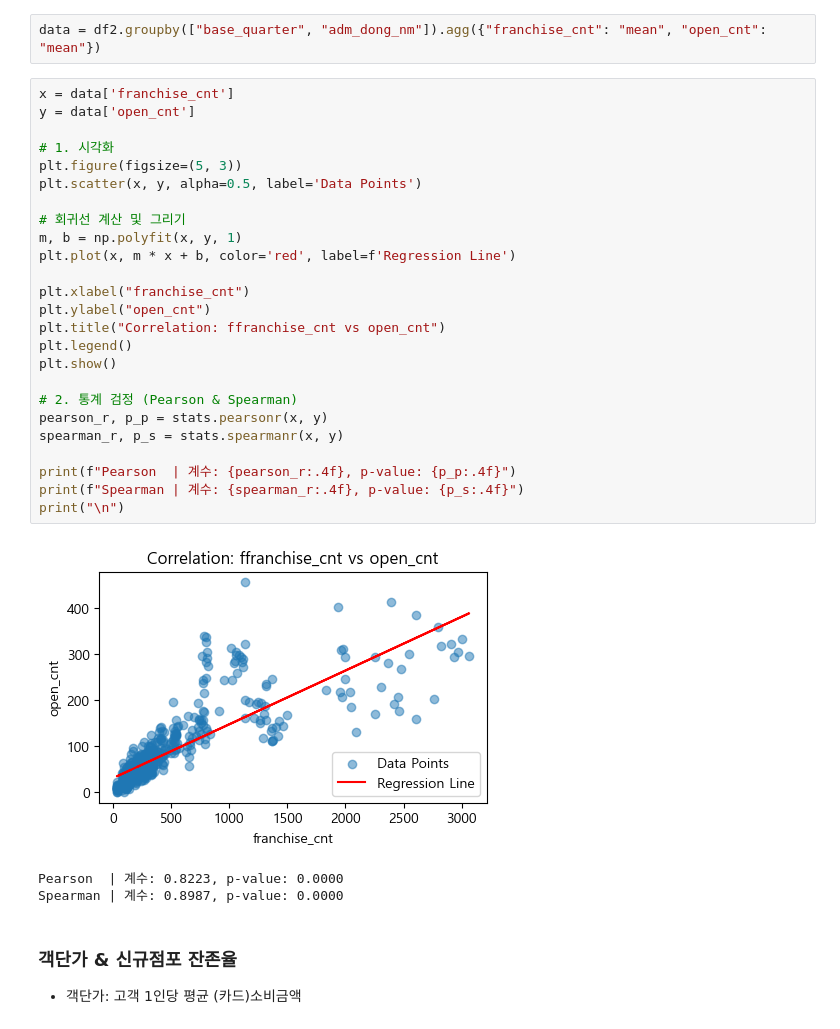
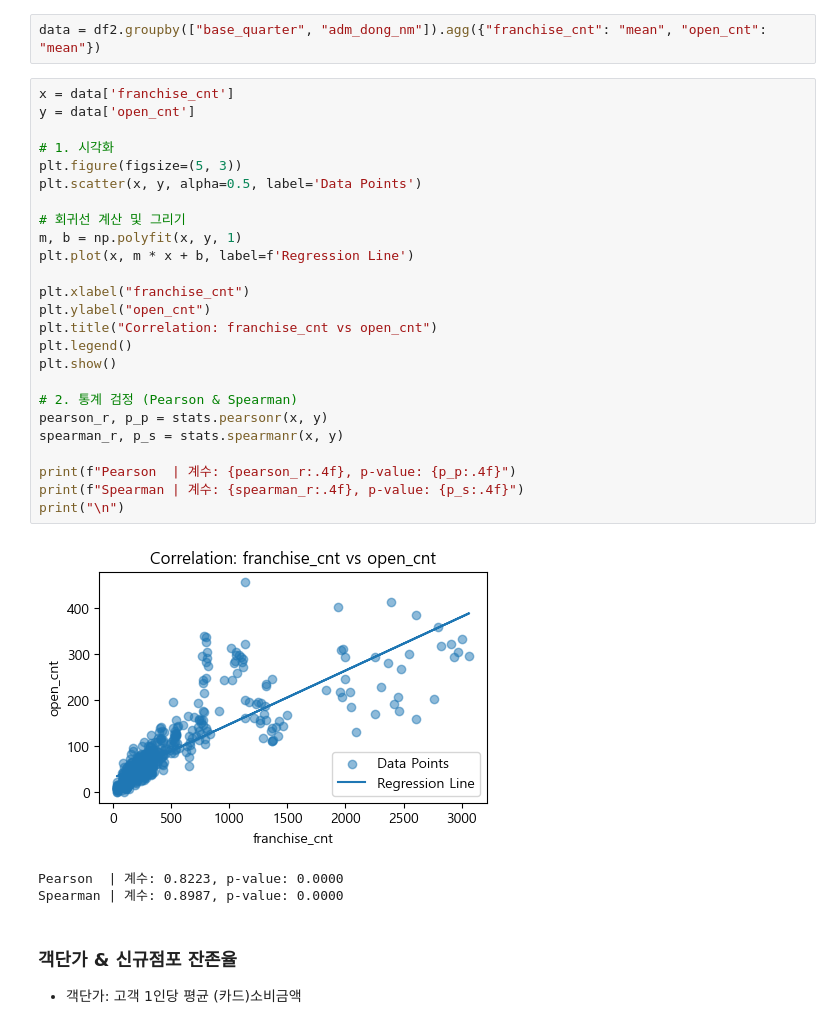
Before and after one commit to bulsajo1/final_project, a Jupyter notebook: eunbi/통계_은비.ipynb, the cells around one changed output. Saved outputs shown, nothing was run; the diff lists cells and outputs as text.

```diff
--- a/eunbi/통계_은비.ipynb
+++ b/eunbi/통계_은비.ipynb
@@ -49,30 +47,30 @@ data = df2.groupby(["base_quarter", "adm_dong_nm"]).agg({"franchise_cnt": "mean"
 # %%
 x = data['franchise_cnt']
 y = data['open_cnt']
 
 # 1. 시각화
 plt.figure(figsize=(5, 3))
 plt.scatter(x, y, alpha=0.5, label='Data Points')
 
 # 회귀선 계산 및 그리기
 m, b = np.polyfit(x, y, 1)
-plt.plot(x, m * x + b, color='red', label=f'Regression Line')
+plt.plot(x, m * x + b, label=f'Regression Line')
 
 plt.xlabel("franchise_cnt")
 plt.ylabel("open_cnt")
-plt.title("Correlation: ffranchise_cnt vs open_cnt")
+plt.title("Correlation: franchise_cnt vs open_cnt")
 plt.legend()
 plt.show()
 
 # 2. 통계 검정 (Pearson & Spearman)
 pearson_r, p_p = stats.pearsonr(x, y)
 spearman_r, p_s = stats.spearmanr(x, y)
 
 print(f"Pearson  | 계수: {pearson_r:.4f}, p-value: {p_p:.4f}")
 print(f"Spearman | 계수: {spearman_r:.4f}, p-value: {p_s:.4f}")
 print("\n")
 # %% [output]
-[figure, old version]
+[figure, new version]
 Pearson  | 계수: 0.8223, p-value: 0.0000
 Spearman | 계수: 0.8987, p-value: 0.0000
 # %% [markdown]
```
Also changed, not shown: parts of 21 cells of this notebook.
